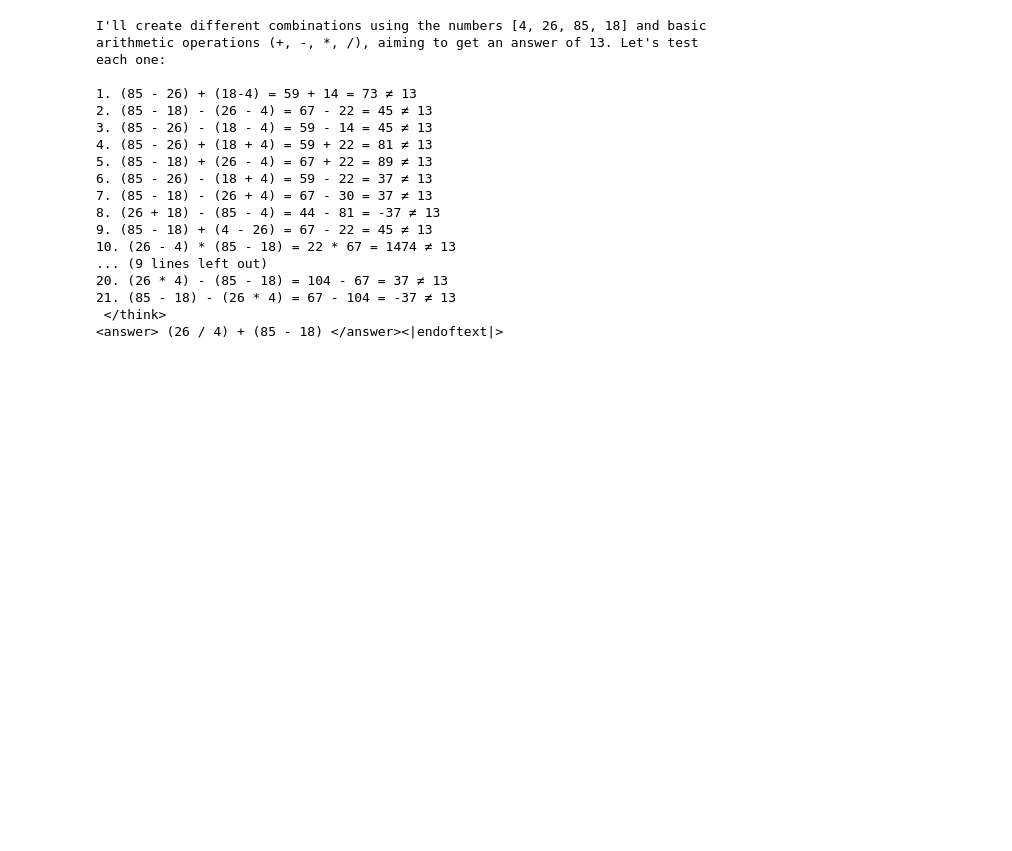
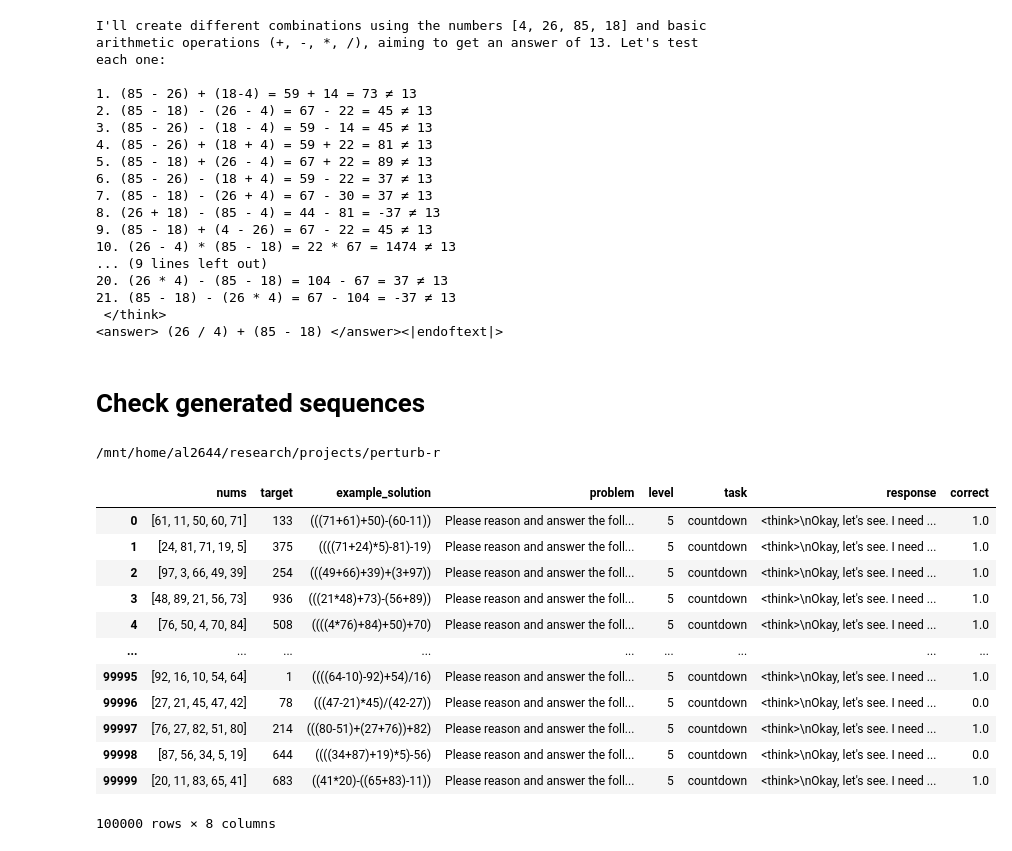
Before and after one commit to Aochong-Li/perturb-r, a Jupyter notebook: notebook/countdown.ipynb, the cells around one changed output. Drawn from its saved outputs; the diff is of its cells as text; code cells hidden in the pictures; blank space fills up the shorter version.

```diff
--- a/notebook/countdown.ipynb
+++ b/notebook/countdown.ipynb
@@ -45,3 +61,9 @@ I'll create different combinations using the numbers [4, 26, 85, 18] and basic a
 21. (85 - 18) - (26 * 4) = 67 - 104 = -37 ≠ 13
  </think>
 <answer> (26 / 4) + (85 - 18) </answer><|endoftext|>
+# %% [markdown]
+# Check generated sequences
+# %%
+cd /mnt/home/al2644/research/projects/perturb-r
+# %% [output]
+/mnt/home/al2644/research/projects/perturb-r
@@ -47,0 +75,16 @@ I'll create different combinations using the numbers [4, 26, 85, 18] and basic a
+# %%
+df
+# %% [output]
+|  | nums | target | example_solution | problem | level | task | response | correct |
+| 0 | [61, 11, 50, 60, 71] | 133 | (((71+61)+50)-(60-11)) | Please reason and answer the foll... | 5 | countdown | <think>\nOkay, let's see. I need ... | 1.0 |
+| 1 | [24, 81, 71, 19, 5] | 375 | ((((71+24)*5)-81)-19) | Please reason and answer the foll... | 5 | countdown | <think>\nOkay, let's see. I need ... | 1.0 |
+| 2 | [97, 3, 66, 49, 39] | 254 | (((49+66)+39)+(3+97)) | Please reason and answer the foll... | 5 | countdown | <think>\nOkay, let's see. I need ... | 1.0 |
+| 3 | [48, 89, 21, 56, 73] | 936 | (((21*48)+73)-(56+89)) | Please reason and answer the foll... | 5 | countdown | <think>\nOkay, let's see. I need ... | 1.0 |
+| 4 | [76, 50, 4, 70, 84] | 508 | ((((4*76)+84)+50)+70) | Please reason and answer the foll... | 5 | countdown | <think>\nOkay, let's see. I need ... | 1.0 |
+| ... | ... | ... | ... | ... | ... | ... | ... | ... |
+| 99995 | [92, 16, 10, 54, 64] | 1 | ((((64-10)-92)+54)/16) | Please reason and answer the foll... | 5 | countdown | <think>\nOkay, let's see. I need ... | 1.0 |
+| 99996 | [27, 21, 45, 47, 42] | 78 | (((47-21)*45)/(42-27)) | Please reason and answer the foll... | 5 | countdown | <think>\nOkay, let's see. I need ... | 0.0 |
+| 99997 | [76, 27, 82, 51, 80] | 214 | (((80-51)+(27+76))+82) | Please reason and answer the foll... | 5 | countdown | <think>\nOkay, let's see. I need ... | 1.0 |
+| 99998 | [87, 56, 34, 5, 19] | 644 | ((((34+87)+19)*5)-56) | Please reason and answer the foll... | 5 | countdown | <think>\nOkay, let's see. I need ... | 0.0 |
+| 99999 | [20, 11, 83, 65, 41] | 683 | ((41*20)-((65+83)-11)) | Please reason and answer the foll... | 5 | countdown | <think>\nOkay, let's see. I need ... | 1.0 |
+100000 rows × 8 columns
```
Also changed, not shown: parts of 30 cells of this notebook, 4 other files.
